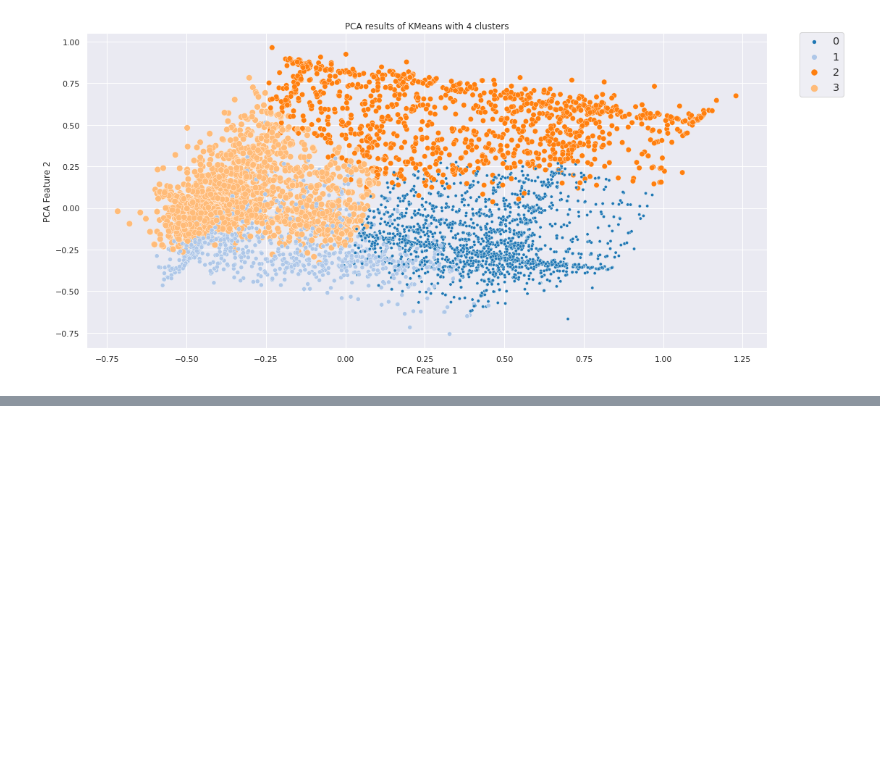
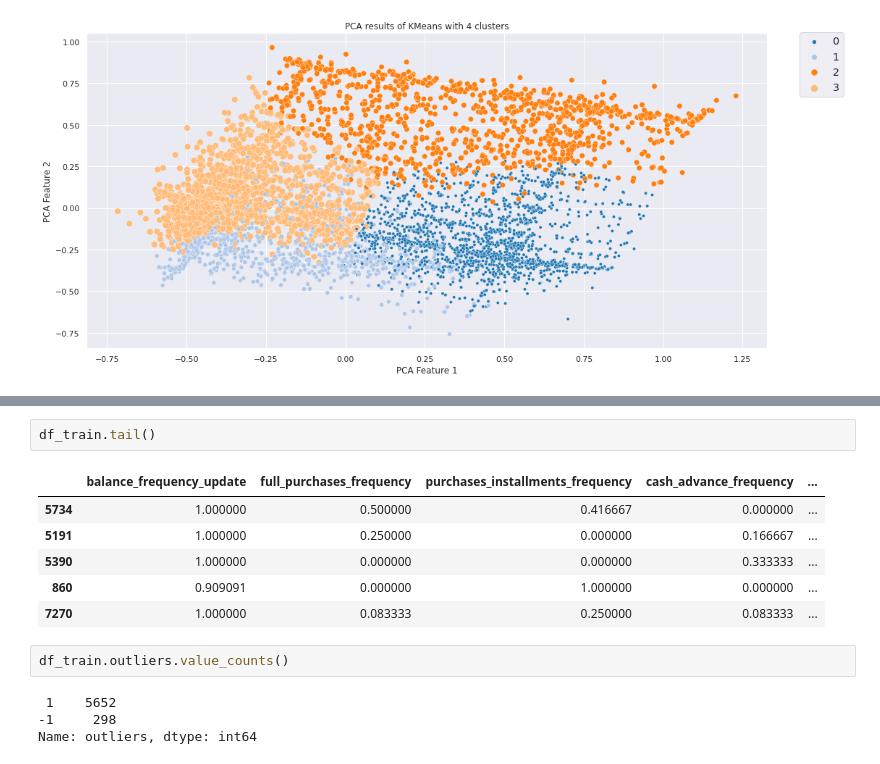
Before and after one commit to ansamz/Customer-Segmentation, a Jupyter notebook: notebooks/AZ_CreditCard.ipynb, the cells around one changed output, grey strips where cells are left out. Drawn from its saved outputs; the diff is of its cells as text; blank space fills up the shorter version.

```diff
--- a/notebooks/AZ_CreditCard.ipynb
+++ b/notebooks/AZ_CreditCard.ipynb
@@ -393,0 +558,15 @@ array(['balance_frequency_update', 'full_purchases_frequency',
+# %%
+df_train.tail()
+# %% [output]
+|  | balance_frequency_update | full_purchases_frequency | purchases_installments_frequency | cash_advance_frequency | ... |
+| 5734 | 1.000000 | 0.500000 | 0.416667 | 0.000000 | ... |
+| 5191 | 1.000000 | 0.250000 | 0.000000 | 0.166667 | ... |
+| 5390 | 1.000000 | 0.000000 | 0.000000 | 0.333333 | ... |
+| 860 | 0.909091 | 0.000000 | 1.000000 | 0.000000 | ... |
+| 7270 | 1.000000 | 0.083333 | 0.250000 | 0.083333 | ... |
+# %%
+df_train.outliers.value_counts()
+# %% [output]
+ 1    5652
+-1     298
+Name: outliers, dtype: int64
```
Also changed, not shown: parts of 18 cells of this notebook, 1 other file.
